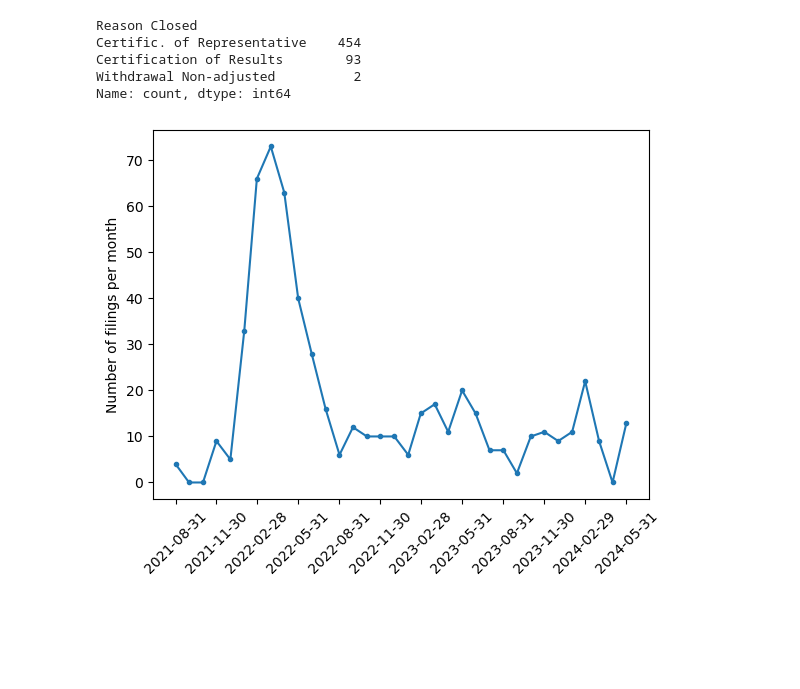
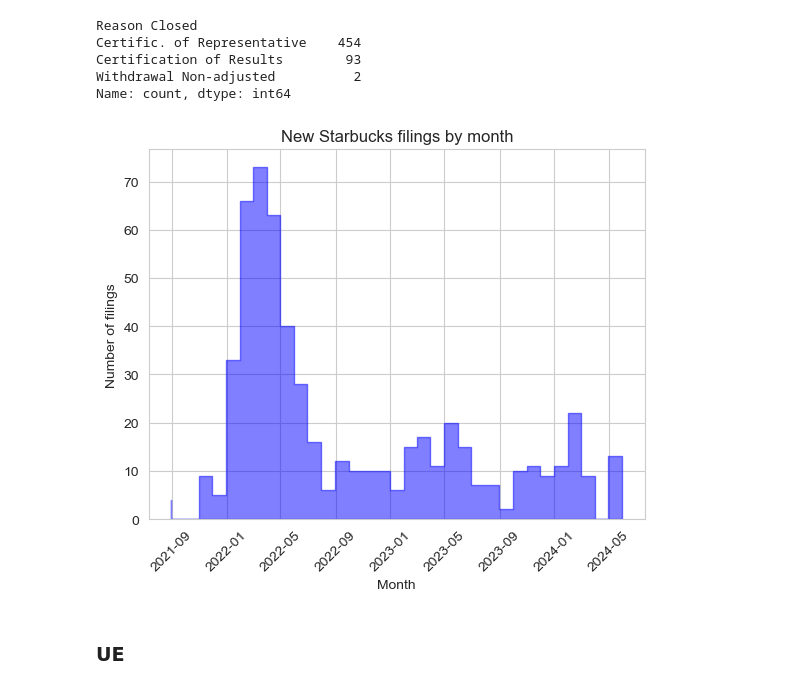
Before and after one commit to AmziJeffs/LaborData, a Jupyter notebook: ElectionsAnalysis.ipynb, the cells around one changed output. Cells and saved outputs as stored; diff of their text form; code cells hidden in the pictures; blank space fills up the shorter version.

```diff
--- a/ElectionsAnalysis.ipynb
+++ b/ElectionsAnalysis.ipynb
@@ -143,9 +148,14 @@ starbucks_elections.index = starbucks_elections['Date Filed']
 # Number of filings per month
 filings_per_month = starbucks_elections[starbucks_elections['Petition Type'] == 'RC']['Petition Type'].apply(lambda x: 1 ).resample("M").sum()
 # %%
-plt.plot(filings_per_month, marker = ".")
-plt.xticks(pd.Series(pd.date_range(start = "2021-08-31", end = "2024-06-30", freq = "3M")), rotation = 45)
-plt.ylabel("Number of filings per month")
+plt.fill_between(filings_per_month.index,filings_per_month, color = 'blue', alpha=0.5, step='pre')
+plt.ylabel("Number of filings")
+plt.xticks(rotation = 45)
+plt.xlabel("Month")
+plt.ylim(bottom = 0)
+plt.title("New Starbucks filings by month")
 plt.show()
 # %% [output]
-[figure, old version]
+[figure, new version]
+# %% [markdown]
+### UE
```
Also changed, not shown: parts of 12 cells of this notebook, 1 other file.
